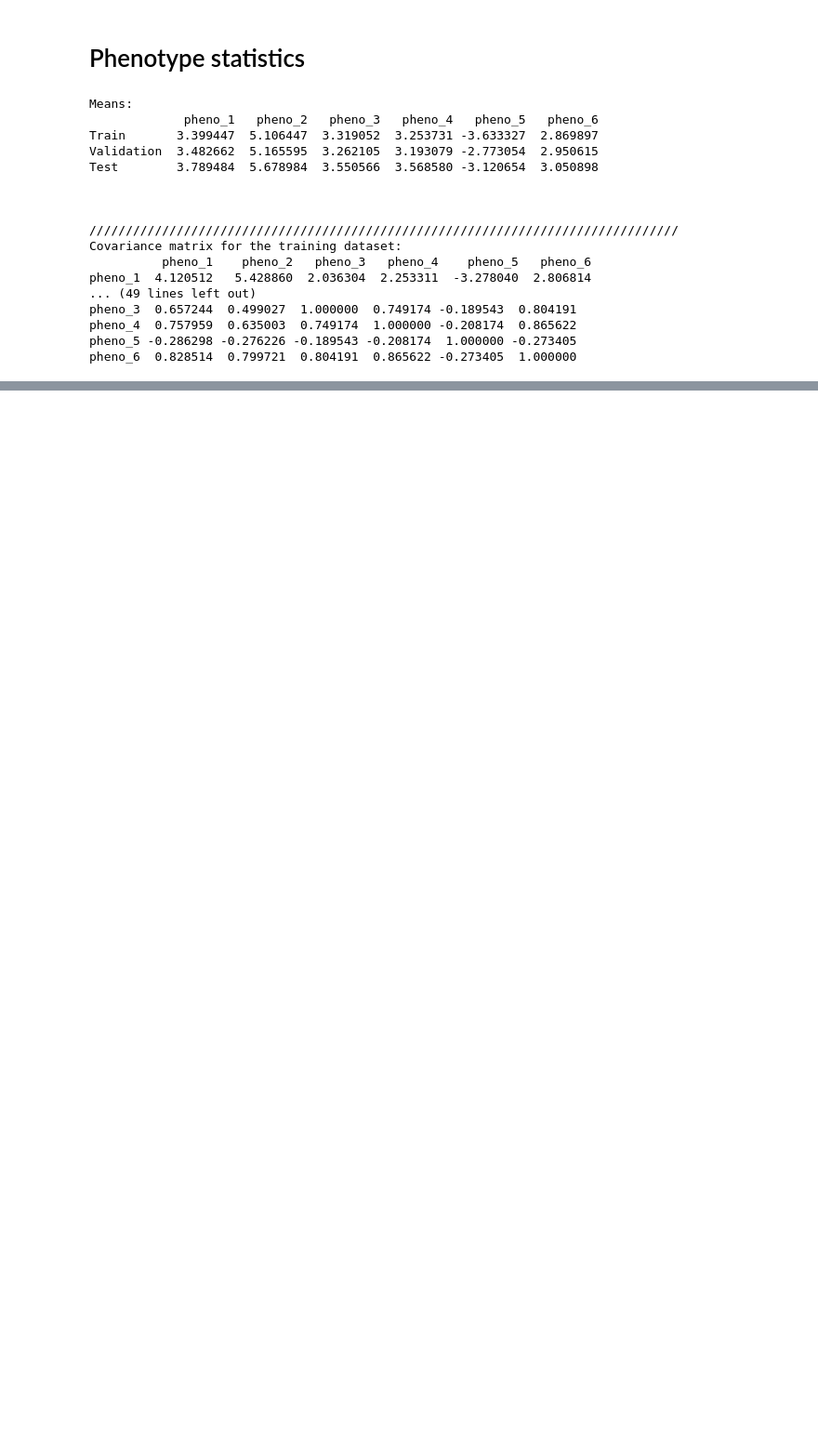
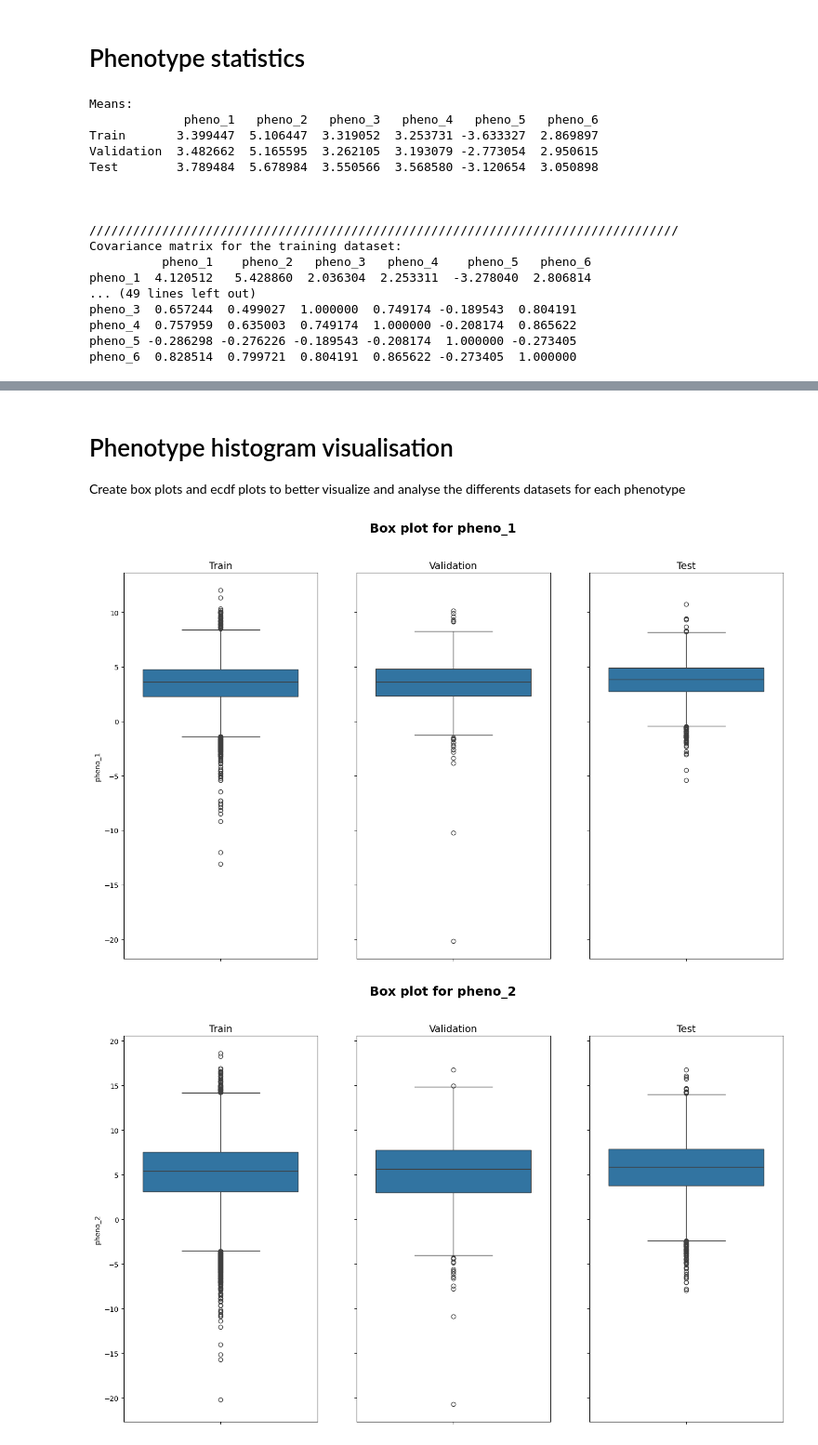
Before and after one commit to Florent-Hervers/master-thesis-code, a Jupyter notebook: data_analysis.ipynb, the cells around one changed output, grey strips where cells are left out. Shown at 93% size. Drawn from its saved outputs; the diff is of its cells as text; code cells hidden in the pictures; blank space fills up the shorter version.

```diff
--- a/data_analysis.ipynb
+++ b/data_analysis.ipynb
@@ -135,0 +74,17 @@ plt.show()
+# %% [markdown]
+# Phenotype histogram visualisation
+
+Create box plots and ecdf plots to better visualize and analyse the differents datasets for each phenotype
+# %%
+for pheno in train_dataset.phenotypes.keys():
+    fig, axs = plt.subplots(1,3, sharey = True, figsize=(17 , 10))
+    fig.suptitle(f"Box plot for {pheno}", font={"weight": "bold" ,"size": 18})
+    axs[0].set_title("Train", fontsize = 14)
+    axs[1].set_title("Validation", fontsize = 14)
+    axs[2].set_title("Test", fontsize = 14)
+    sns.boxplot(train_phenotypes_df[pheno], ax = axs[0])
+    sns.boxplot(validation_phenotypes_df[pheno], ax = axs[1])
+    sns.boxplot(test_phenotypes_df[pheno], ax = axs[2])
+# %% [output]
+[figure, added]
+[figure, added]
```
Also changed, not shown: parts of 5 cells of this notebook, 1 other file.
